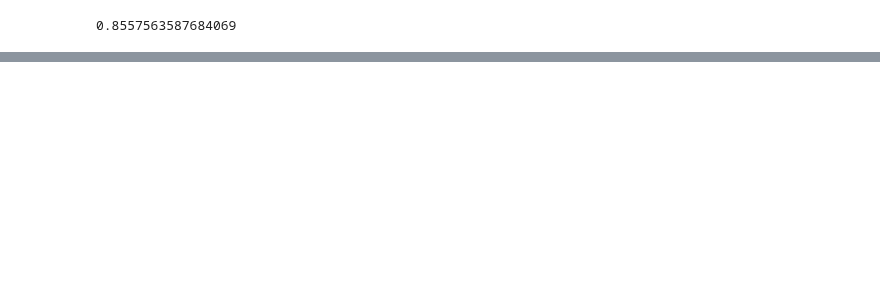
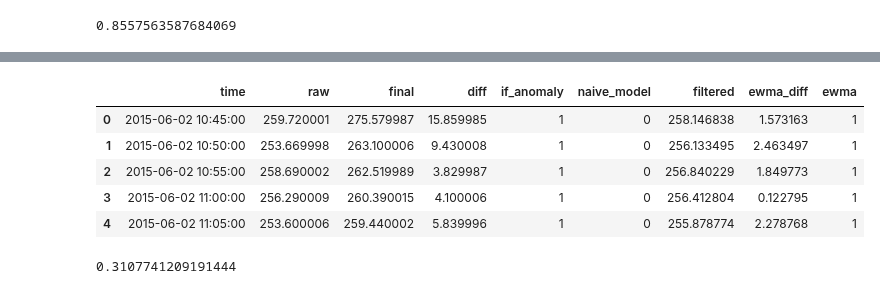
Before and after one commit to efemeryds/flow_exploration, a Jupyter notebook: notebooks/anomalies-detection-site-[7881].ipynb, the cells around one changed output, grey strips where cells are left out. Cells and saved outputs as stored; diff of their text form; code cells hidden in the pictures; blank space fills up the shorter version.

```diff
--- a/notebooks/anomalies-detection-site-[7881].ipynb
+++ b/notebooks/anomalies-detection-site-[7881].ipynb
@@ -238,0 +297,9 @@ f1_score(y_true2, y_pred2)
+# %%
+a_training.head()
+# %% [output]
+|  | time | raw | final | diff | if_anomaly | naive_model | filtered | ewma_diff | ewma |
+| 0 | 2015-06-02 10:45:00 | 259.720001 | 275.579987 | 15.859985 | 1 | 0 | 258.146838 | 1.573163 | 1 |
+| 1 | 2015-06-02 10:50:00 | 253.669998 | 263.100006 | 9.430008 | 1 | 0 | 256.133495 | 2.463497 | 1 |
+| 2 | 2015-06-02 10:55:00 | 258.690002 | 262.519989 | 3.829987 | 1 | 0 | 256.840229 | 1.849773 | 1 |
+| 3 | 2015-06-02 11:00:00 | 256.290009 | 260.390015 | 4.100006 | 1 | 0 | 256.412804 | 0.122795 | 1 |
+| 4 | 2015-06-02 11:05:00 | 253.600006 | 259.440002 | 5.839996 | 1 | 0 | 255.878774 | 2.278768 | 1 |
@@ -238,0 +309,4 @@ f1_score(y_true2, y_pred2)
+# %%
+f1_score(y_true3, y_pred3)
+# %% [output]
+0.3107741209191444
```
Also changed, not shown: parts of 12 cells of this notebook.
